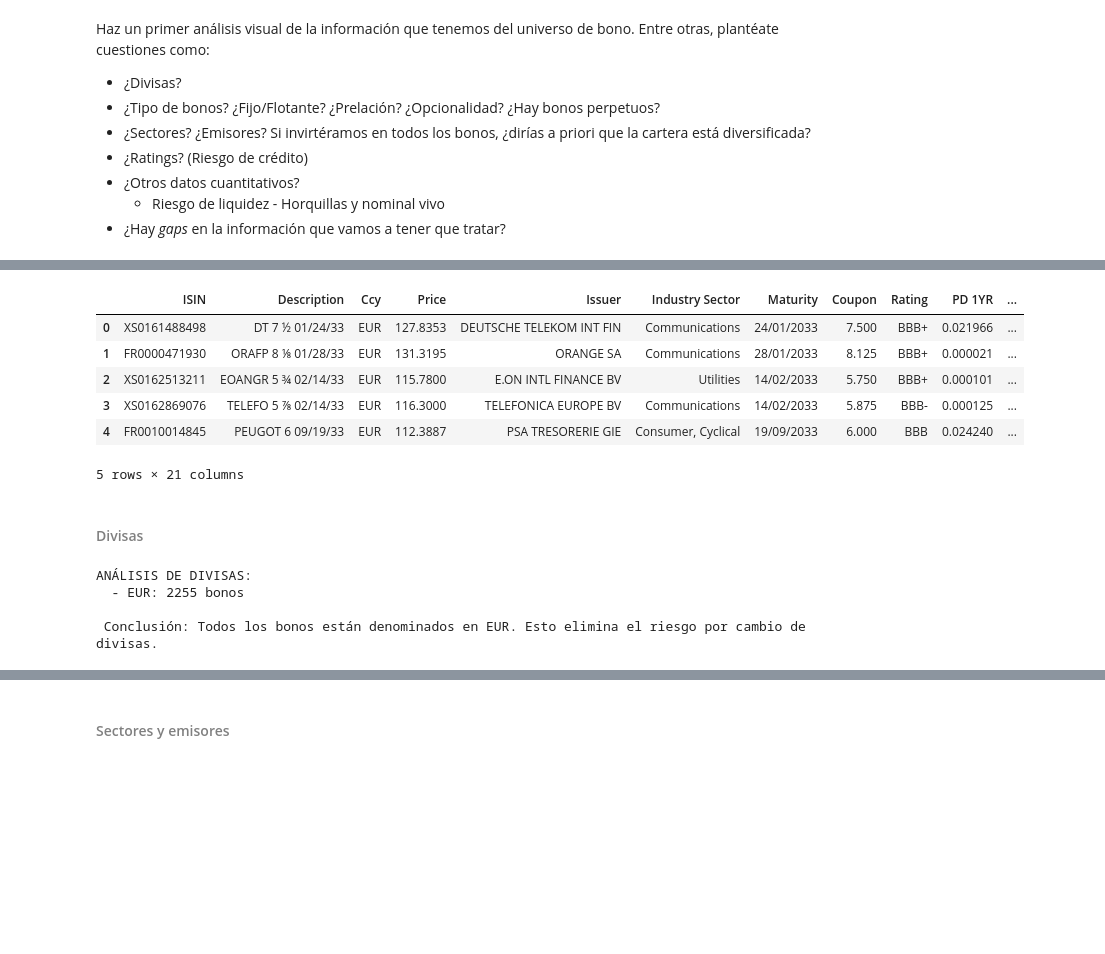
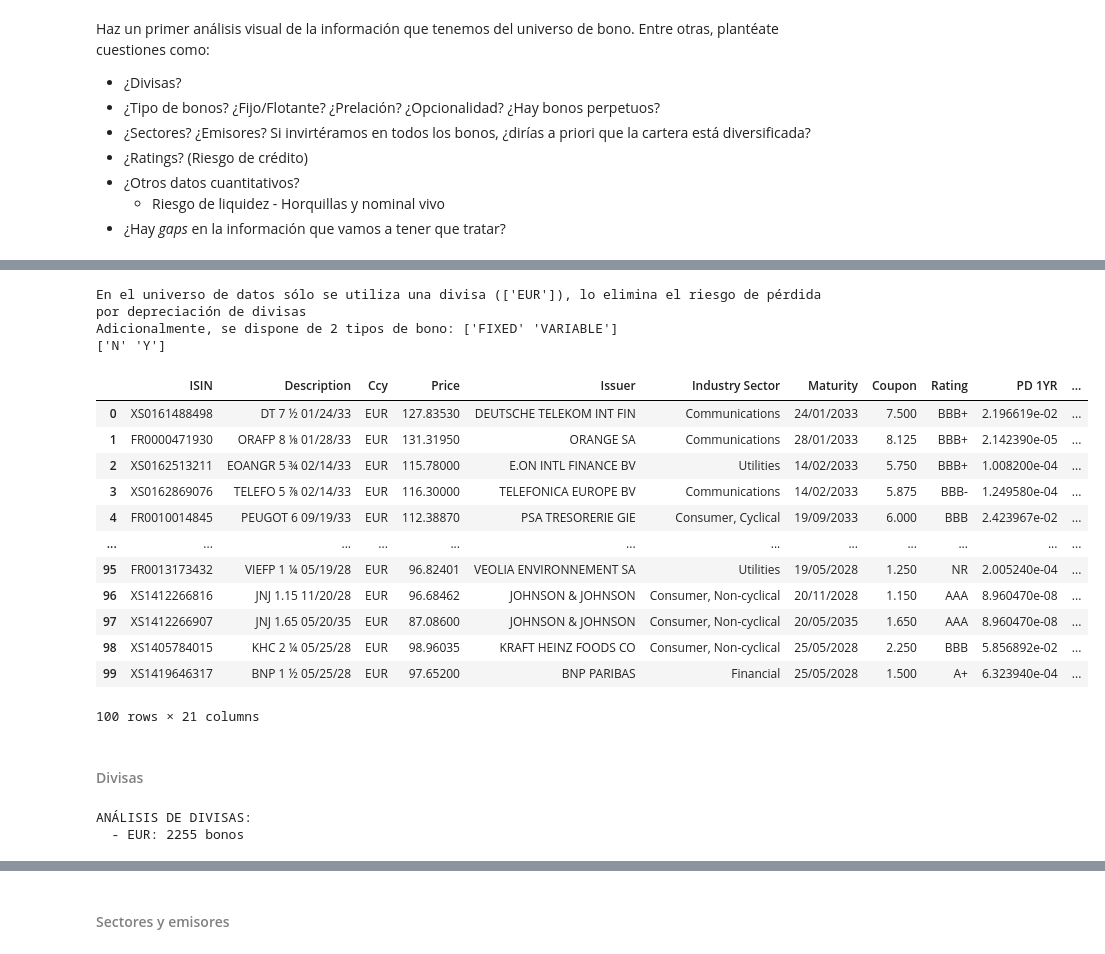
Before and after one commit to Juanjod54/MIAX_TB2.1, a Jupyter notebook: src/TallerRF_AnálisisCartera_Enunciado.ipynb, the cells around one changed output, grey strips where cells are left out. Drawn from its saved outputs; the diff is of its cells as text; code cells hidden in the pictures; blank space fills up the shorter version.

```diff
--- a/src/TallerRF_AnálisisCartera_Enunciado.ipynb
+++ b/src/TallerRF_AnálisisCartera_Enunciado.ipynb
@@ -101,14 +90,23 @@ Resolving deltas: 100% (6/6), done.
 # %%
-universo = pd.read_csv('data/universo.csv', sep=';', encoding='utf-8-sig')
-universo.head()
+with resources.files('data').joinpath('universo.csv') as csv:
+    universo = pd.read_csv(csv, sep=';', encoding='utf-8-sig')
 # %% [output]
+En el universo de datos sólo se utiliza una divisa (['EUR']), lo elimina el riesgo de pérdida por depreciación de divisas
+Adicionalmente, se dispone de 2 tipos de bono: ['FIXED' 'VARIABLE']
+['N' 'Y']
 |  | ISIN | Description | Ccy | Price | Issuer | Industry Sector | Maturity | Coupon | Rating | PD 1YR | ... |
-| 0 | XS0161488498 | DT 7 ½ 01/24/33 | EUR | 127.8353 | DEUTSCHE TELEKOM INT FIN | Communications | 24/01/2033 | 7.500 | BBB+ | 0.021966 | ... |
-| 1 | FR0000471930 | ORAFP 8 ⅛ 01/28/33 | EUR | 131.3195 | ORANGE SA | Communications | 28/01/2033 | 8.125 | BBB+ | 0.000021 | ... |
-| 2 | XS0162513211 | EOANGR 5 ¾ 02/14/33 | EUR | 115.7800 | E.ON INTL FINANCE BV | Utilities | 14/02/2033 | 5.750 | BBB+ | 0.000101 | ... |
-| 3 | XS0162869076 | TELEFO 5 ⅞ 02/14/33 | EUR | 116.3000 | TELEFONICA EUROPE BV | Communications | 14/02/2033 | 5.875 | BBB- | 0.000125 | ... |
-| 4 | FR0010014845 | PEUGOT 6 09/19/33 | EUR | 112.3887 | PSA TRESORERIE GIE | Consumer, Cyclical | 19/09/2033 | 6.000 | BBB | 0.024240 | ... |
+| 0 | XS0161488498 | DT 7 ½ 01/24/33 | EUR | 127.83530 | DEUTSCHE TELEKOM INT FIN | Communications | 24/01/2033 | 7.500 | BBB+ | 2.196619e-02 | ... |
+| 1 | FR0000471930 | ORAFP 8 ⅛ 01/28/33 | EUR | 131.31950 | ORANGE SA | Communications | 28/01/2033 | 8.125 | BBB+ | 2.142390e-05 | ... |
+| 2 | XS0162513211 | EOANGR 5 ¾ 02/14/33 | EUR | 115.78000 | E.ON INTL FINANCE BV | Utilities | 14/02/2033 | 5.750 | BBB+ | 1.008200e-04 | ... |
+| 3 | XS0162869076 | TELEFO 5 ⅞ 02/14/33 | EUR | 116.30000 | TELEFONICA EUROPE BV | Communications | 14/02/2033 | 5.875 | BBB- | 1.249580e-04 | ... |
+| 4 | FR0010014845 | PEUGOT 6 09/19/33 | EUR | 112.38870 | PSA TRESORERIE GIE | Consumer, Cyclical | 19/09/2033 | 6.000 | BBB | 2.423967e-02 | ... |
+| ... | ... | ... | ... | ... | ... | ... | ... | ... | ... | ... | ... |
+| 95 | FR0013173432 | VIEFP 1 ¼ 05/19/28 | EUR | 96.82401 | VEOLIA ENVIRONNEMENT SA | Utilities | 19/05/2028 | 1.250 | NR | 2.005240e-04 | ... |
+| 96 | XS1412266816 | JNJ 1.15 11/20/28 | EUR | 96.68462 | JOHNSON & JOHNSON | Consumer, Non-cyclical | 20/11/2028 | 1.150 | AAA | 8.960470e-08 | ... |
+| 97 | XS1412266907 | JNJ 1.65 05/20/35 | EUR | 87.08600 | JOHNSON & JOHNSON | Consumer, Non-cyclical | 20/05/2035 | 1.650 | AAA | 8.960470e-08 | ... |
+| 98 | XS1405784015 | KHC 2 ¼ 05/25/28 | EUR | 98.96035 | KRAFT HEINZ FOODS CO | Consumer, Non-cyclical | 25/05/2028 | 2.250 | BBB | 5.856892e-02 | ... |
+| 99 | XS1419646317 | BNP 1 ½ 05/25/28 | EUR | 97.65200 | BNP PARIBAS | Financial | 25/05/2028 | 1.500 | A+ | 6.323940e-04 | ... |
-5 rows × 21 columns
+100 rows × 21 columns
 # %% [markdown]
 #### <font color=#808080>Divisas</font>
 # %%
@@ -116,10 +114,6 @@ print("ANÁLISIS DE DIVISAS:")
 currency = universo['Ccy'].value_counts()
 for curr, quantity in currency.items():
     print(f"  - {curr}: {quantity} bonos")
-
-print(f"\n Conclusión: Todos los bonos están denominados en EUR. Esto elimina el riesgo por cambio de divisas.")
 # %% [output]
 ANÁLISIS DE DIVISAS:
   - EUR: 2255 bonos
-
- Conclusión: Todos los bonos están denominados en EUR. Esto elimina el riesgo por cambio de divisas.
```
Also changed, not shown: parts of 6 cells of this notebook, 1 other file.
